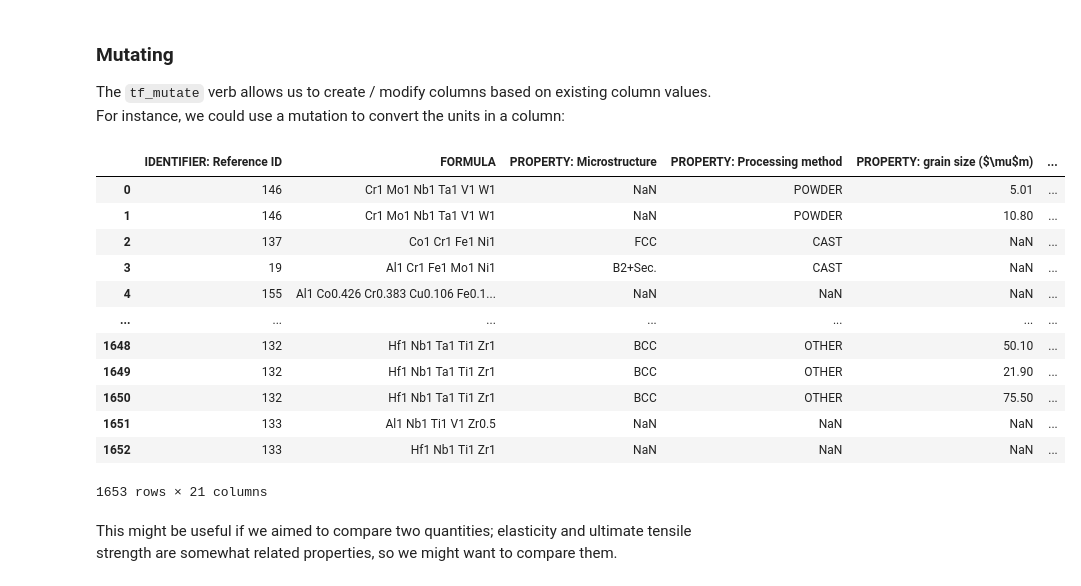
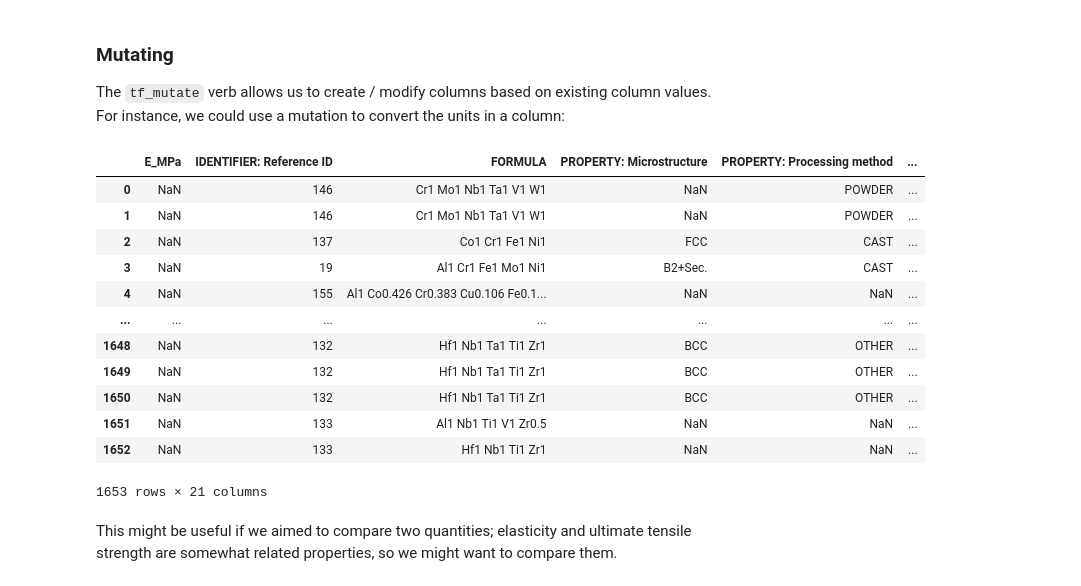
Before and after one commit to zdelrosario/mi101, a Jupyter notebook: _sources/notebooks/04_data_solution.ipynb, the cells around one changed output. Saved outputs shown, nothing was run; the diff lists cells and outputs as text; code cells hidden in the pictures.

```diff
--- a/_sources/notebooks/04_data_solution.ipynb
+++ b/_sources/notebooks/04_data_solution.ipynb
@@ -518,24 +518,25 @@ The `tf_mutate` verb allows us to create / modify columns based on existing colu
 # %%
 ## NOTE: No need to edit
 (
     df_mpea
     >> gr.tf_mutate(
         E_MPa = DF["PROPERTY: Young modulus (GPa)"] * 1000
     )
+    >> gr.tf_select("E_MPa", gr.everything())
 )
 # %% [output]
-|  | IDENTIFIER: Reference ID | FORMULA | PROPERTY: Microstructure | PROPERTY: Processing method | PROPERTY: grain size ($\mu$m) | ... |
-| 0 | 146 | Cr1 Mo1 Nb1 Ta1 V1 W1 | NaN | POWDER | 5.01 | ... |
-| 1 | 146 | Cr1 Mo1 Nb1 Ta1 V1 W1 | NaN | POWDER | 10.80 | ... |
-| 2 | 137 | Co1 Cr1 Fe1 Ni1 | FCC | CAST | NaN | ... |
-| 3 | 19 | Al1 Cr1 Fe1 Mo1 Ni1 | B2+Sec. | CAST | NaN | ... |
-| 4 | 155 | Al1 Co0.426 Cr0.383 Cu0.106 Fe0.1... | NaN | NaN | NaN | ... |
+|  | E_MPa | IDENTIFIER: Reference ID | FORMULA | PROPERTY: Microstructure | PROPERTY: Processing method | ... |
+| 0 | NaN | 146 | Cr1 Mo1 Nb1 Ta1 V1 W1 | NaN | POWDER | ... |
+| 1 | NaN | 146 | Cr1 Mo1 Nb1 Ta1 V1 W1 | NaN | POWDER | ... |
+| 2 | NaN | 137 | Co1 Cr1 Fe1 Ni1 | FCC | CAST | ... |
+| 3 | NaN | 19 | Al1 Cr1 Fe1 Mo1 Ni1 | B2+Sec. | CAST | ... |
+| 4 | NaN | 155 | Al1 Co0.426 Cr0.383 Cu0.106 Fe0.1... | NaN | NaN | ... |
 | ... | ... | ... | ... | ... | ... | ... |
-| 1648 | 132 | Hf1 Nb1 Ta1 Ti1 Zr1 | BCC | OTHER | 50.10 | ... |
-| 1649 | 132 | Hf1 Nb1 Ta1 Ti1 Zr1 | BCC | OTHER | 21.90 | ... |
-| 1650 | 132 | Hf1 Nb1 Ta1 Ti1 Zr1 | BCC | OTHER | 75.50 | ... |
-| 1651 | 133 | Al1 Nb1 Ti1 V1 Zr0.5 | NaN | NaN | NaN | ... |
-| 1652 | 133 | Hf1 Nb1 Ti1 Zr1 | NaN | NaN | NaN | ... |
+| 1648 | NaN | 132 | Hf1 Nb1 Ta1 Ti1 Zr1 | BCC | OTHER | ... |
+| 1649 | NaN | 132 | Hf1 Nb1 Ta1 Ti1 Zr1 | BCC | OTHER | ... |
+| 1650 | NaN | 132 | Hf1 Nb1 Ta1 Ti1 Zr1 | BCC | OTHER | ... |
+| 1651 | NaN | 133 | Al1 Nb1 Ti1 V1 Zr0.5 | NaN | NaN | ... |
+| 1652 | NaN | 133 | Hf1 Nb1 Ti1 Zr1 | NaN | NaN | ... |
 1653 rows × 21 columns
 # %% [markdown]
 This might be useful if we aimed to compare two quantities; elasticity and ultimate tensile strength are somewhat related properties, so we might want to compare them.
```
Also changed, not shown: parts of 71 cells of this notebook, 7 other files.
